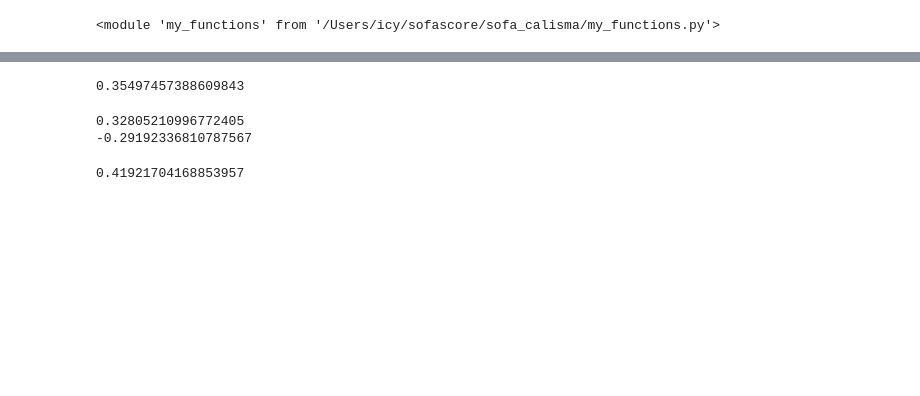
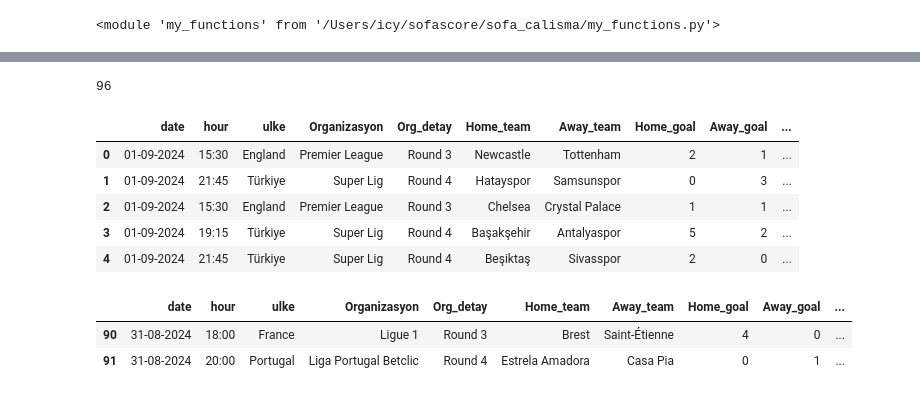
Before and after one commit to jesustr/sofa_calisma, a Jupyter notebook: calisma.ipynb, the cells around one changed output, grey strips where cells are left out. Cells and saved outputs as stored; diff of their text form; code cells hidden in the pictures; blank space fills up the shorter version.

```diff
--- a/calisma.ipynb
+++ b/calisma.ipynb
@@ -85,14 +27,0 @@ df[(df.away_team == away_team)][:20]
-# %%
-df['ball_possession_home'].corr(df['corner_kicks_home_secondhalf'])
-# %% [output]
-0.35497457388609843
-# %%
-print(df['ball_possession_home'].corr(df['shots_on_target_home']))
-print(df['ball_possession_home'].corr(df['shots_on_target_away']))
-# %% [output]
-0.32805210996772405
--0.29192336810787567
-# %%
-df['ball_possession_away'].corr(df['corner_kicks_away'])
-# %% [output]
-0.41921704168853957
@@ -98,0 +40,4 @@ df['ball_possession_away'].corr(df['corner_kicks_away'])
+# %%
+len(listem)
+# %% [output]
+96
@@ -98,0 +46,15 @@ df['ball_possession_away'].corr(df['corner_kicks_away'])
+# %%
+df_deneme.head()
+# %% [output]
+|  | date | hour | ulke | Organizasyon | Org_detay | Home_team | Away_team | Home_goal | Away_goal | ... |
+| 0 | 01-09-2024 | 15:30 | England | Premier League | Round 3 | Newcastle | Tottenham | 2 | 1 | ... |
+| 1 | 01-09-2024 | 21:45 | Türkiye | Super Lig | Round 4 | Hatayspor | Samsunspor | 0 | 3 | ... |
+| 2 | 01-09-2024 | 15:30 | England | Premier League | Round 3 | Chelsea | Crystal Palace | 1 | 1 | ... |
+| 3 | 01-09-2024 | 19:15 | Türkiye | Super Lig | Round 4 | Başakşehir | Antalyaspor | 5 | 2 | ... |
+| 4 | 01-09-2024 | 21:45 | Türkiye | Super Lig | Round 4 | Beşiktaş | Sivasspor | 2 | 0 | ... |
+# %%
+df_deneme[df_deneme.duplicated()]
+# %% [output]
+|  | date | hour | ulke | Organizasyon | Org_detay | Home_team | Away_team | Home_goal | Away_goal | ... |
+| 90 | 31-08-2024 | 18:00 | France | Ligue 1 | Round 3 | Brest | Saint-Étienne | 4 | 0 | ... |
+| 91 | 31-08-2024 | 20:00 | Portugal | Liga Portugal Betclic | Round 4 | Estrela Amadora | Casa Pia | 0 | 1 | ... |
```
Also changed, not shown: parts of 18 cells of this notebook, 7 other files.
